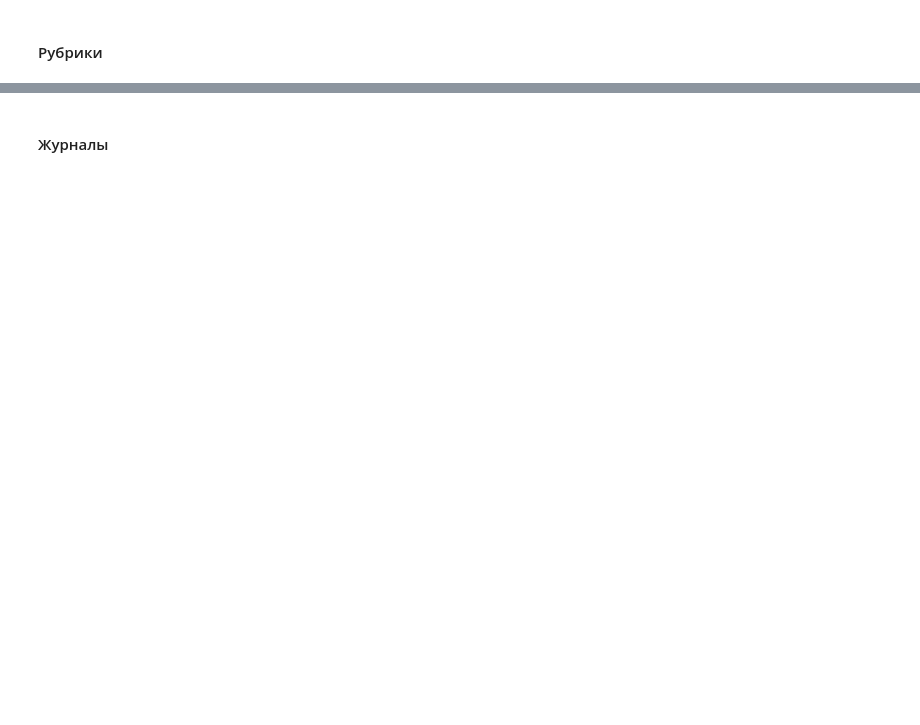
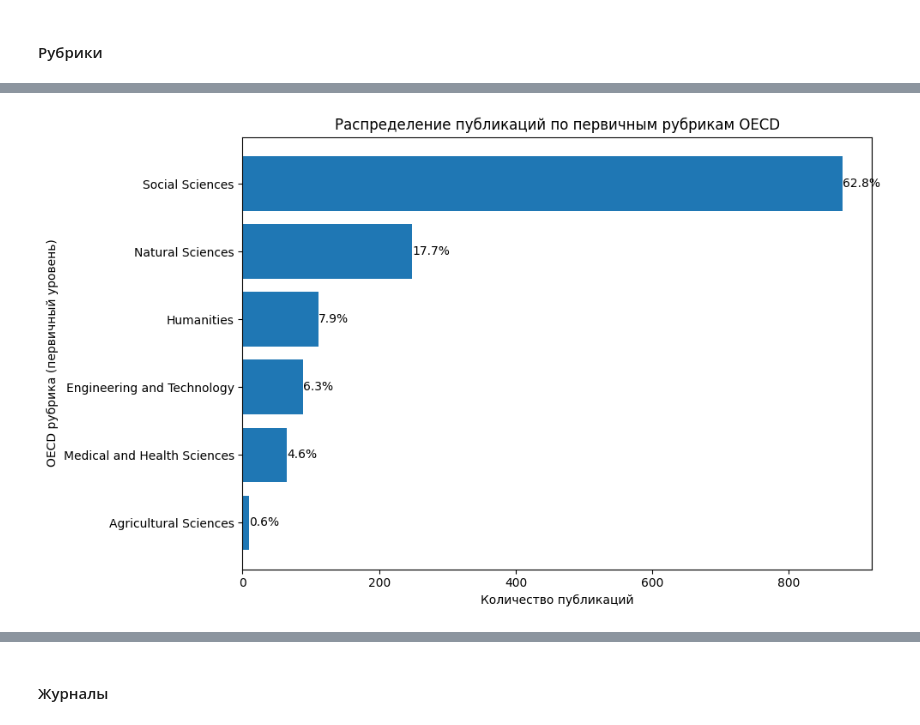
Before and after one commit to Galinyshka/articles_project, a Jupyter notebook: EDA.ipynb, the cells around one changed output, grey strips where cells are left out. Cells and saved outputs as stored; diff of their text form; code cells hidden in the pictures; blank space fills up the shorter version.

```diff
--- a/EDA.ipynb
+++ b/EDA.ipynb
@@ -295,0 +280,32 @@ plt.show()
+# %%
+# считаем категории, исключая "нет"
+counts = (
+    df['first_OECD']
+    .value_counts()
+    .loc[lambda s: s.index != 'нет']
+    .sort_values(ascending=True)
+)
+
+total = counts.sum()  # общее количество для процентов
+
+plt.figure(figsize=(10, 6))
+bars = plt.barh(counts.index, counts.values)
+
+# добавление процентов
+for bar, value in zip(bars, counts.values):
+    percent = value / total * 100
+    plt.text(
+        bar.get_width() + 0.5,   # чуть правее бара
+        bar.get_y() + bar.get_height() / 2,
+        f"{percent:.1f}%",       # формат: одна цифра после запятой
+        va='center'
+    )
+
+plt.xlabel("Количество публикаций")
+plt.ylabel("OECD рубрика (первичный уровень)")
+plt.title("Распределение публикаций по первичным рубрикам OECD")
+
+plt.tight_layout()
+plt.show()
+# %% [output]
+[figure, added]
```
Also changed, not shown: parts of 36 cells of this notebook, 4 other files.
